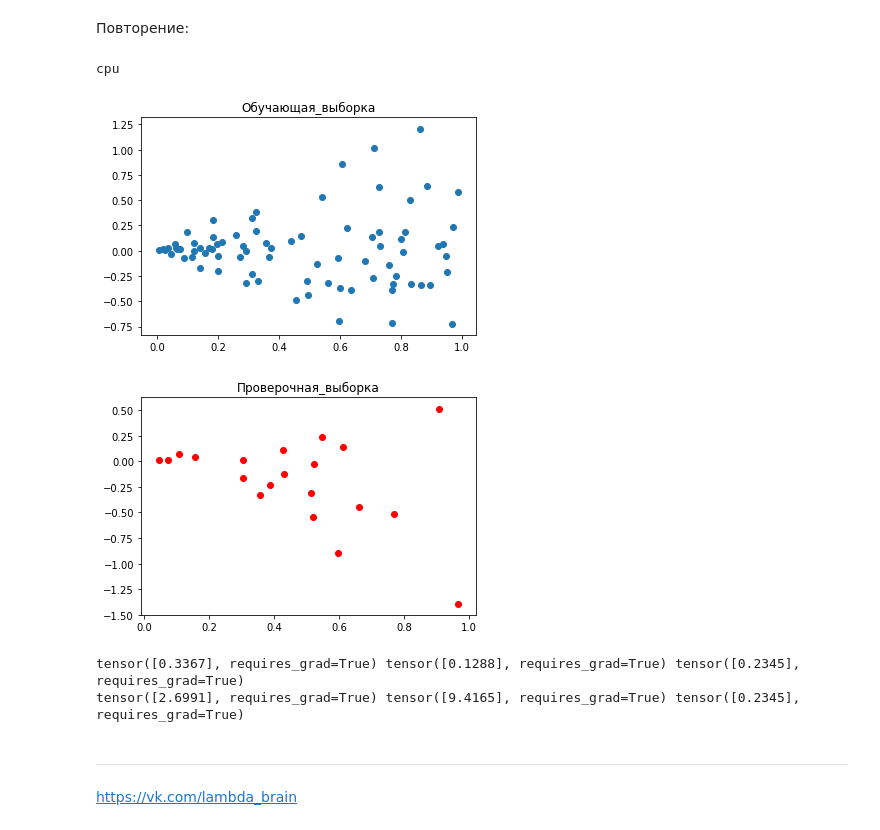
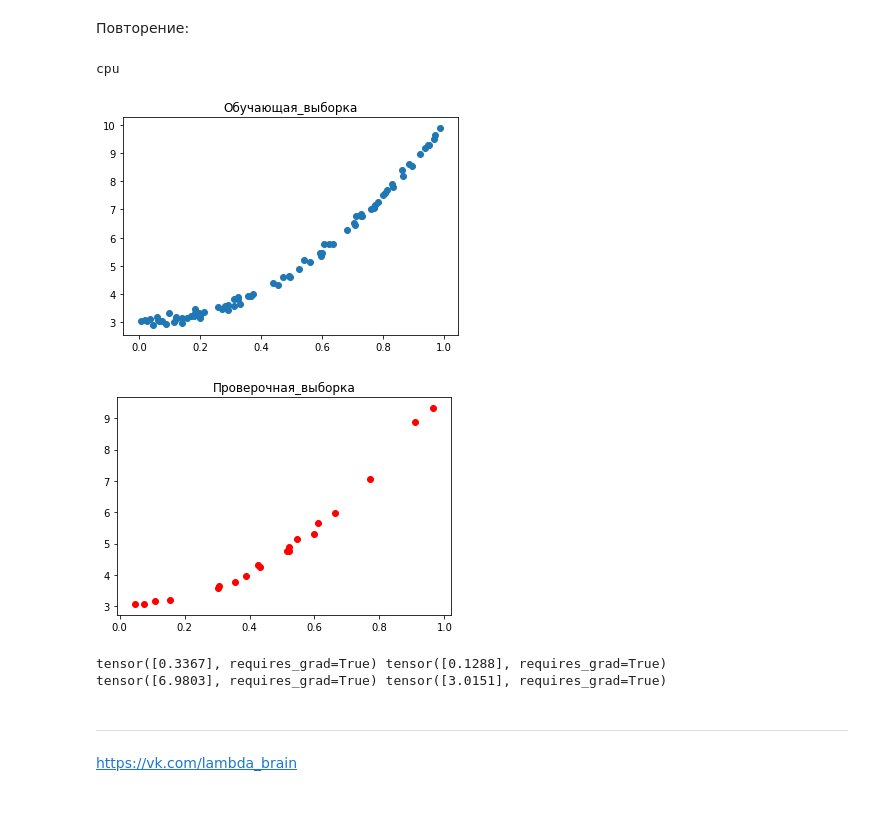
Before and after one commit to Oukey/M_L, a Jupyter notebook: myML1_1.ipynb, the cells around one changed output. Cells and saved outputs as stored; diff of their text form; code cells hidden in the pictures.

```diff
--- a/myML1_1.ipynb
+++ b/myML1_1.ipynb
@@ -620,7 +620,8 @@ sz = 100
 x = np.random.rand(sz, 1)
 
 '''Построение функции'''
-y = 3/4 * x * np.random.randn(sz, 1)
+#y = 3/4 * x * np.random.randn(sz, 1)
+y = 7 * x**2 + 3 + 0.1 * np.random.randn(sz, 1)
 
 '''Формирование и перетасовка индексов от 0 до 99'''
 idx = np.arange(sz)
@@ -639,42 +640,41 @@ x_val, y_val = x[val_idx], y[val_idx]
 plt.scatter(x_train, y_train)
 plt.title('Обучающая_выборка')
 plt.show()
 plt.scatter(x_val, y_val, color = 'red')
 plt.title('Проверочная_выборка')
 plt.show()
 
 x_train_tensor = torch.from_numpy(x_train).float().to(device)
-y_train_tensor = torch.from_numpy(x_train).float().to(device)
+y_train_tensor = torch.from_numpy(y_train).float().to(device)
 
 torch.manual_seed(42)
 a = torch.randn(1, requires_grad=True, dtype=torch.float, device=device)
 b = torch.randn(1, requires_grad=True, dtype=torch.float, device=device)
-c = torch.randn(1, requires_grad=True, dtype=torch.float, device=device)
-print(a, b, c)
+print(a, b)
 
 lr = 0.1  # скорость обучения
 n_epochs = 1000  # количество эпох
 loss_fn = nn.MSELoss(reduction='mean')  # функция расчета лосса
 
 optimizer = optim.SGD([a, b], lr=lr)  # оптимизатор для авто обносления
 
 for epoch in range(n_epochs):
-    yhat = a/b + x_train_tensor * c
+    yhat = a * x_train_tensor**2 + b
 
     loss = loss_fn(yhat, y_train_tensor)
 
     loss.backward()
 
     optimizer.step()
     optimizer.zero_grad()
 
-print(a, b, c)
+print(a, b)
 # %% [output]
 cpu
-[figure, old version]
+[figure, new version]
-[figure, old version]
+[figure, new version]
-tensor([0.3367], requires_grad=True) tensor([0.1288], requires_grad=True) tensor([0.2345], requires_grad=True)
-tensor([2.6991], requires_grad=True) tensor([9.4165], requires_grad=True) tensor([0.2345], requires_grad=True)
+tensor([0.3367], requires_grad=True) tensor([0.1288], requires_grad=True)
+tensor([6.9803], requires_grad=True) tensor([3.0151], requires_grad=True)
 # %% [markdown]
 
 
```
